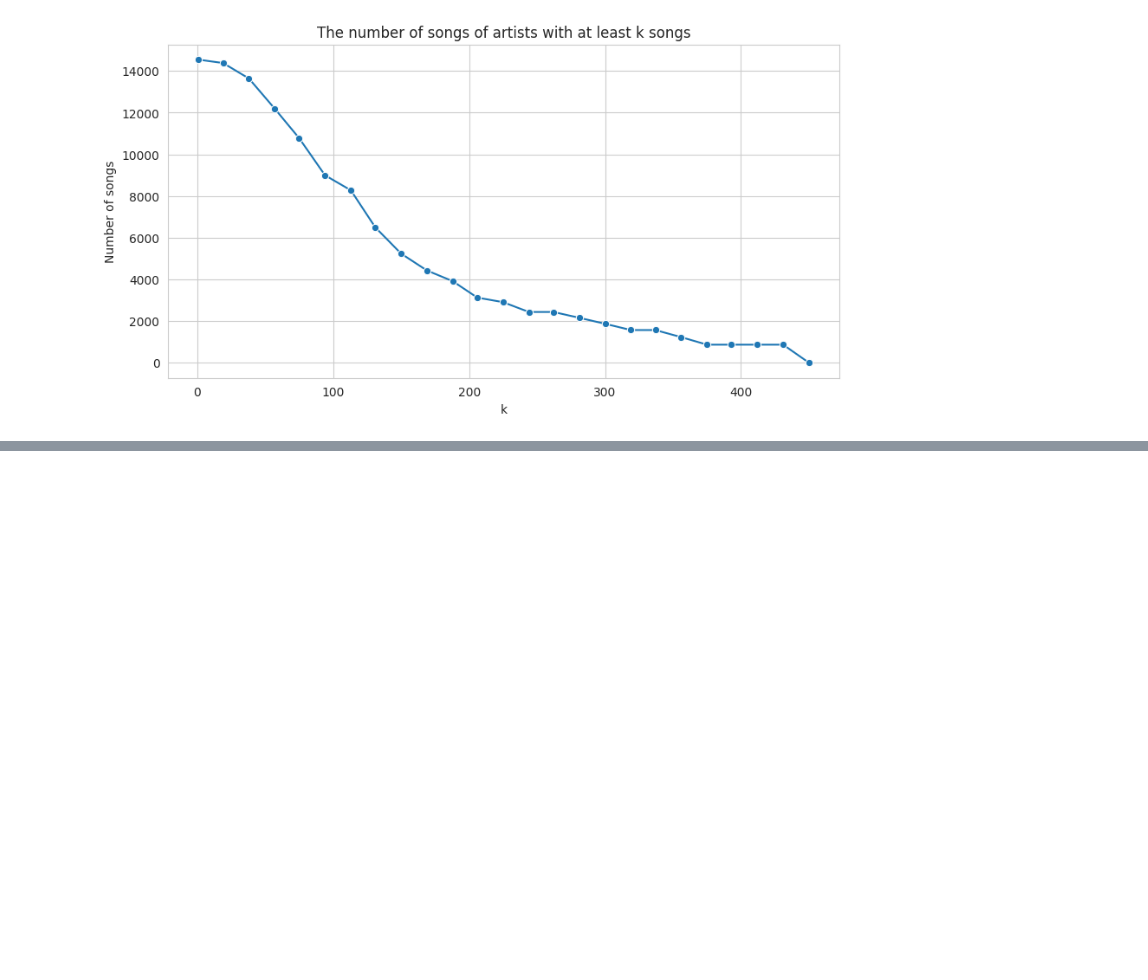
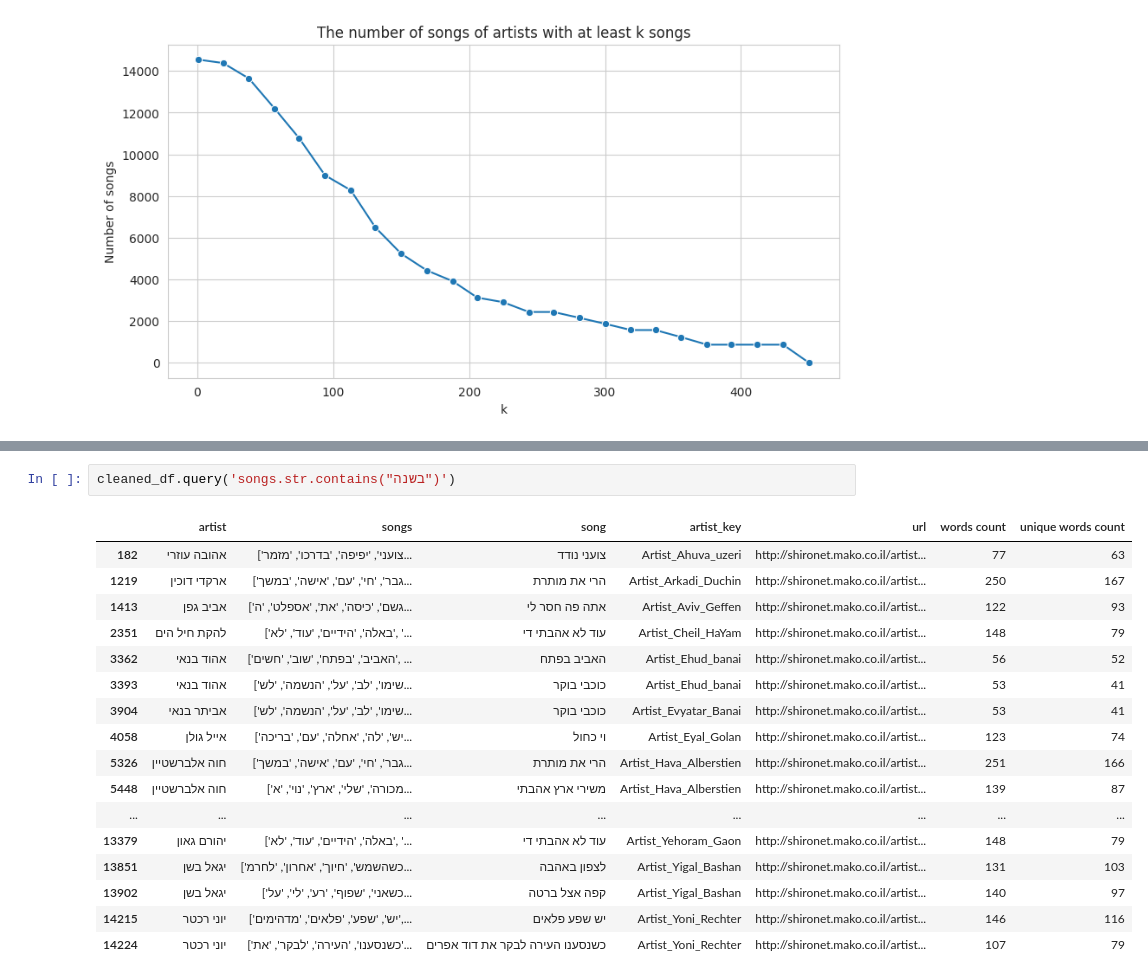
Before and after one commit to Bidusa-Kashani/MelodyMaster, a Jupyter notebook: 1 - Preprocessing.ipynb, the cells around one changed output, grey strips where cells are left out. Saved outputs shown, nothing was run; the diff lists cells and outputs as text; blank space fills up the shorter version.

```diff
--- a/1 - Preprocessing.ipynb
+++ b/1 - Preprocessing.ipynb
@@ -84,0 +102,20 @@ sns.lineplot(x=threshold, y=songs_per_threshold, marker='o');
+# %%
+cleaned_df.query('songs.str.contains("בשנה")')
+# %% [output]
+|  | artist | songs | song | artist_key | url | words count | unique words count |
+| 182 | אהובה עוזרי | ['צועני', 'יפיפה', 'בדרכו', 'מזמר... | צועני נודד | Artist_Ahuva_uzeri | http://shironet.mako.co.il/artist... | 77 | 63 |
+| 1219 | ארקדי דוכין | ['גבר', 'חי', 'עם', 'אישה', 'במשך... | הרי את מותרת | Artist_Arkadi_Duchin | http://shironet.mako.co.il/artist... | 250 | 167 |
+| 1413 | אביב גפן | ['גשם', 'כיסה', 'את', 'אספלט', 'ה... | אתה פה חסר לי | Artist_Aviv_Geffen | http://shironet.mako.co.il/artist... | 122 | 93 |
+| 2351 | להקת חיל הים | ['באלה', 'הידיים', 'עוד', 'לא', '... | עוד לא אהבתי די | Artist_Cheil_HaYam | http://shironet.mako.co.il/artist... | 148 | 79 |
+| 3362 | אהוד בנאי | ['האביב', 'בפתח', 'שוב', 'חשים', ... | האביב בפתח | Artist_Ehud_banai | http://shironet.mako.co.il/artist... | 56 | 52 |
+| 3393 | אהוד בנאי | ['שימו', 'לב', 'על', 'הנשמה', 'לש... | כוכבי בוקר | Artist_Ehud_banai | http://shironet.mako.co.il/artist... | 53 | 41 |
+| 3904 | אביתר בנאי | ['שימו', 'לב', 'על', 'הנשמה', 'לש... | כוכבי בוקר | Artist_Evyatar_Banai | http://shironet.mako.co.il/artist... | 53 | 41 |
+| 4058 | אייל גולן | ['יש', 'לה', 'אחלה', 'עם', 'בריכה... | וי כחול | Artist_Eyal_Golan | http://shironet.mako.co.il/artist... | 123 | 74 |
+| 5326 | חוה אלברשטיין | ['גבר', 'חי', 'עם', 'אישה', 'במשך... | הרי את מותרת | Artist_Hava_Alberstien | http://shironet.mako.co.il/artist... | 251 | 166 |
+| 5448 | חוה אלברשטיין | ['מכורה', 'שלי', 'ארץ', 'נוי', 'א... | משירי ארץ אהבתי | Artist_Hava_Alberstien | http://shironet.mako.co.il/artist... | 139 | 87 |
+| ... | ... | ... | ... | ... | ... | ... | ... |
+| 13379 | יהורם גאון | ['באלה', 'הידיים', 'עוד', 'לא', '... | עוד לא אהבתי די | Artist_Yehoram_Gaon | http://shironet.mako.co.il/artist... | 148 | 79 |
+| 13851 | יגאל בשן | ['כשהשמש', 'חיוך', 'אחרון', 'לחרמ... | לצפון באהבה | Artist_Yigal_Bashan | http://shironet.mako.co.il/artist... | 131 | 103 |
+| 13902 | יגאל בשן | ['כשאני', 'שפוף', 'רע', 'לי', 'על... | קפה אצל ברטה | Artist_Yigal_Bashan | http://shironet.mako.co.il/artist... | 140 | 97 |
+| 14215 | יוני רכטר | ['יש', 'שפע', 'פלאים', 'מדהימים',... | יש שפע פלאים | Artist_Yoni_Rechter | http://shironet.mako.co.il/artist... | 146 | 116 |
+| 14224 | יוני רכטר | ['כשנסענו', 'העירה', 'לבקר', 'את'... | כשנסענו העירה לבקר את דוד אפרים | Artist_Yoni_Rechter | http://shironet.mako.co.il/artist... | 107 | 79 |
```
Also changed, not shown: parts of 1 cell of this notebook.
